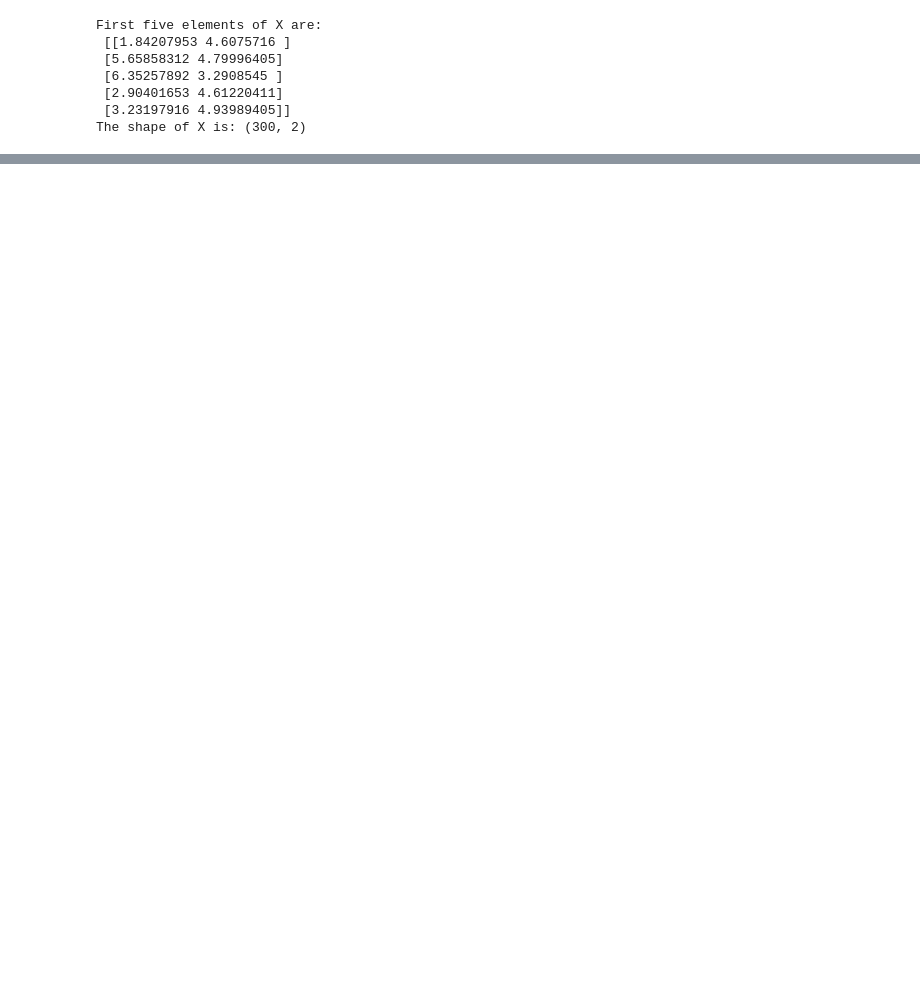
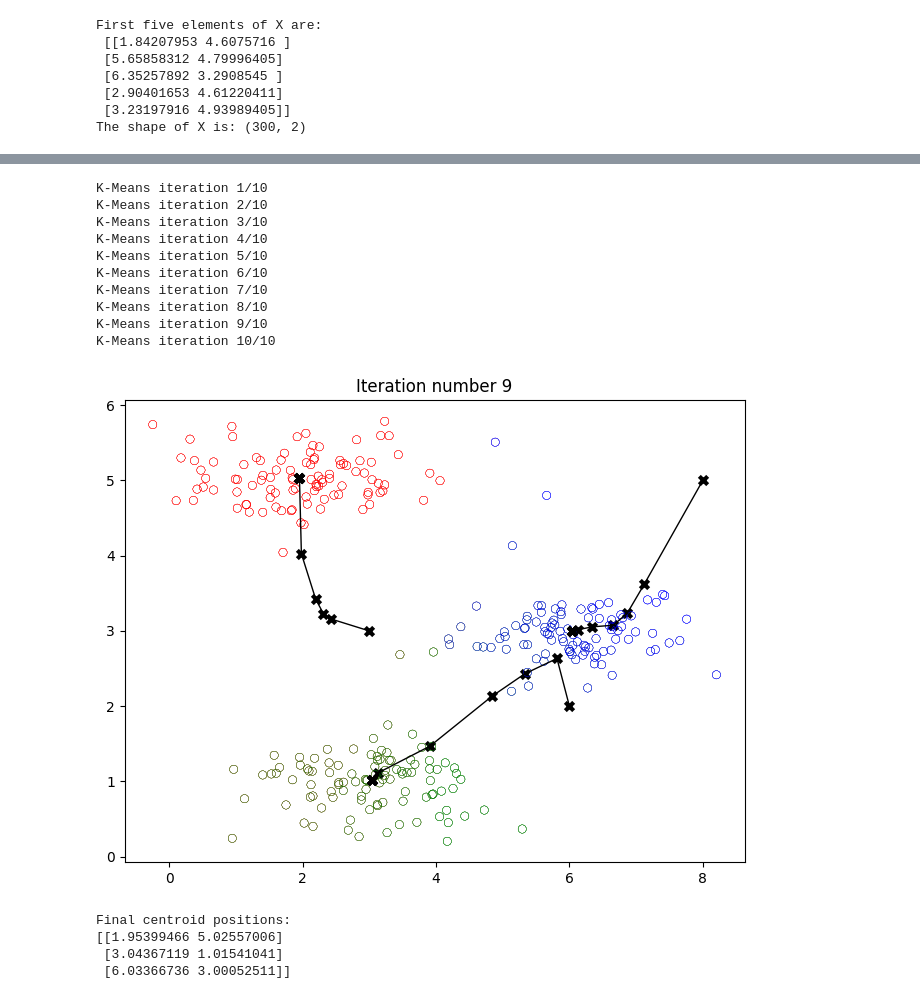
Before and after one commit to SethSekyere/ML-engineering-portfolio, a Jupyter notebook: projects/03-PixelForge/PixelForge.ipynb, the cells around one changed output, grey strips where cells are left out. Drawn from its saved outputs; the diff is of its cells as text; code cells hidden in the pictures; blank space fills up the shorter version.

```diff
--- a/projects/03-PixelForge/PixelForge.ipynb
+++ b/projects/03-PixelForge/PixelForge.ipynb
@@ -218,3 +247,5 @@ The code below prints the first five elements in the variable `X` and the dimens
+# %%
+X = load_data(PROJECT_DIR / "data" / "ex7_X.npy")
 # %%
 print("First five elements of X are:\n", X[:5])
 print('The shape of X is:', X.shape)
@@ -714,0 +260,17 @@ ax[1].set_axis_off()
+# %%
+# ============================================================
+# 3.1 Testing Nearest-Centroid Assignment
+# ============================================================
+
+# Define the initial positions of three cluster centroids.
+initial_centroids = np.array([
+    [3, 3],
+    [6, 2],
+    [8, 5]
+])
+
+# Assign each data point to its nearest centroid.
+idx = find_closest_centroids(X, initial_centroids)
+
+# Display the cluster assignments for the first three data points.
+print("First three cluster assignments:", idx[:3])
@@ -714,0 +472,45 @@ ax[1].set_axis_off()
+# %%
+# ============================================================
+# 4.1 Running K-Means on the Sample Dataset
+# ============================================================
+
+# Load the sample dataset for clustering.
+X = load_data(PROJECT_DIR / "data" / "ex7_X.npy")
+
+# Configure the initial centroid positions.
+initial_centroids = np.array([
+    [3, 3],
+    [6, 2],
+    [8, 5]
+])
+
+# Define the maximum number of clustering iterations.
+max_iters = 10
+
+# Execute K-Means and visualize the clustering progression.
+centroids, idx = run_kMeans(
+    X,
+    initial_centroids,
+    max_iters=max_iters,
+    plot_progress=True
+)
+
+# Display the final clustering results.
+print("\nFinal centroid positions:")
+print(centroids)
+# %% [output]
+K-Means iteration 1/10
+K-Means iteration 2/10
+K-Means iteration 3/10
+K-Means iteration 4/10
+K-Means iteration 5/10
+K-Means iteration 6/10
+K-Means iteration 7/10
+K-Means iteration 8/10
+K-Means iteration 9/10
+K-Means iteration 10/10
+[figure, added]
+Final centroid positions:
+[[1.95399466 5.02557006]
+ [3.04367119 1.01541041]
+ [6.03366736 3.00052511]]
```
Also changed, not shown: parts of 82 cells of this notebook.
